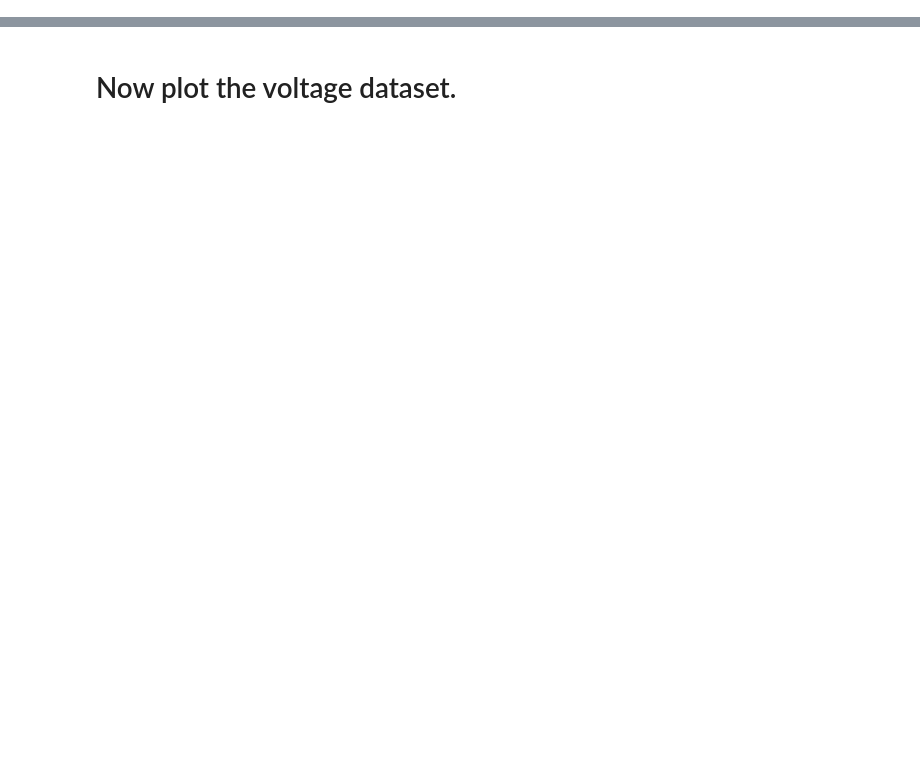
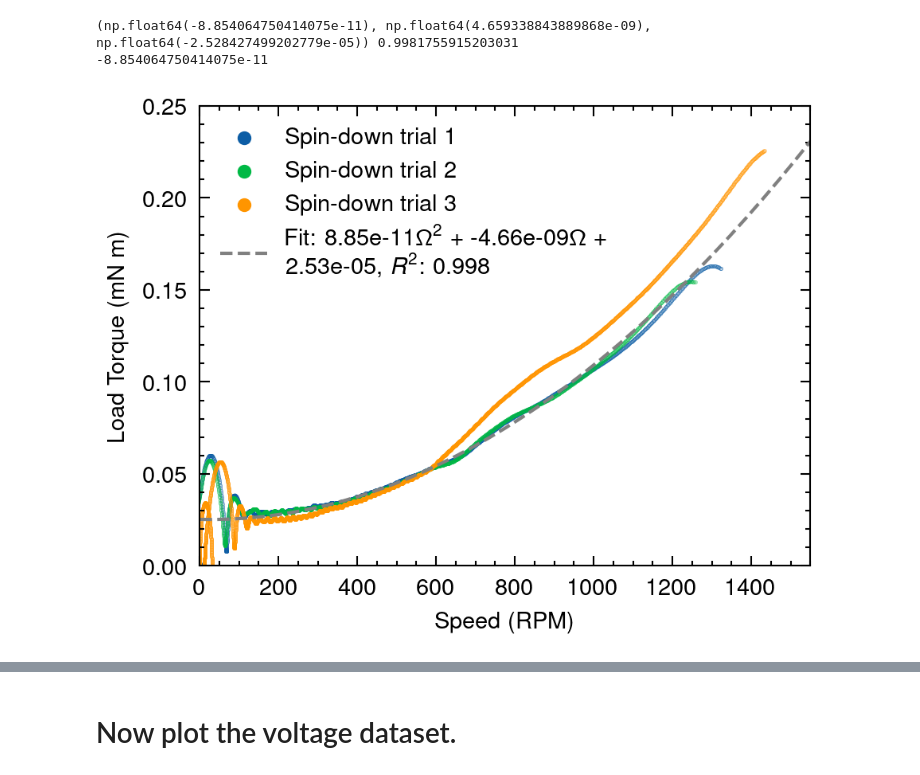
Before and after one commit to alexmi11/origami-motor, a Jupyter notebook: data_analysis/speed_analysis_08_17_2026.ipynb, the cells around one changed output, grey strips where cells are left out. Cells and saved outputs as stored; diff of their text form; code cells hidden in the pictures; blank space fills up the shorter version.

```diff
--- a/data_analysis/speed_analysis_08_17_2026.ipynb
+++ b/data_analysis/speed_analysis_08_17_2026.ipynb
@@ -237,6 +281,7 @@ plt.ylabel("speed (rpm)")
 
 def quad_fit(x, y):
     """
+    This method was written by Claude.
     Fit a quadratic function to data and return coefficients and R² value.
 
     Parameters:
@@ -283,33 +328,37 @@ plt.scatter(rpm(df_30_kV["omega(rad/s)"][2650:-200]), -df_30_kV["T(Nm)"][2650:-2
 
 
 omega_list = np.linspace(0, 2000)
 
 #coeffs, r_squared = quad_fit(rpm(df_28_kV["omega(rad/s)"][2500:-2000]), df_30_kV["T(Nm)"][2500:-2000])
 coeffs, r_squared = quad_fit(rpm(df_28_kV["omega(rad/s)"][13750:-1000]), df_28_kV["T(Nm)"][13750:-1000])
 
 def fit(omega):
     return coeffs[2] + coeffs[1] * ( omega) +  coeffs[0] * ( omega)**2
 
 
 print(coeffs, r_squared)
 
 print(coeffs[0])
 
 plt.xlim(0,1550)
 plt.ylim(0, 0.00025*1000)
 plt.plot (omega_list, -1000*fit(omega_list), color="grey", linestyle='dashed', label= "Fit: " + format(-coeffs[0], ".2e") + "$\Omega^2$ + " + format(-coeffs[1], ".2e") + "$\Omega$ + \n" + "      "+ format(-coeffs[2], ".2e") +  ", $R^2$: "+ str(round(r_squared, 3)))
 plt.ylabel("Load Torque (mN m)")
 plt.xlabel("Speed (RPM)")
 
 
 plt.rcParams["legend.markerscale"] = 20
 
 leg = plt.legend()
 
 for lh in leg.legend_handles:
     lh.set_alpha(1)
 plt.savefig("figures_20260817/Spindown.pdf", format="pdf")
 plt.savefig("figures_20260817/Spindown.png")
+# %% [output]
+(np.float64(-8.854064750414075e-11), np.float64(4.659338843889868e-09), np.float64(-2.528427499202779e-05)) 0.9981755915203031
+-8.854064750414075e-11
+[figure, added]
 # %%
 size=0.1
 frequency=1
```
Also changed, not shown: parts of 17 cells of this notebook, 5 other files.
